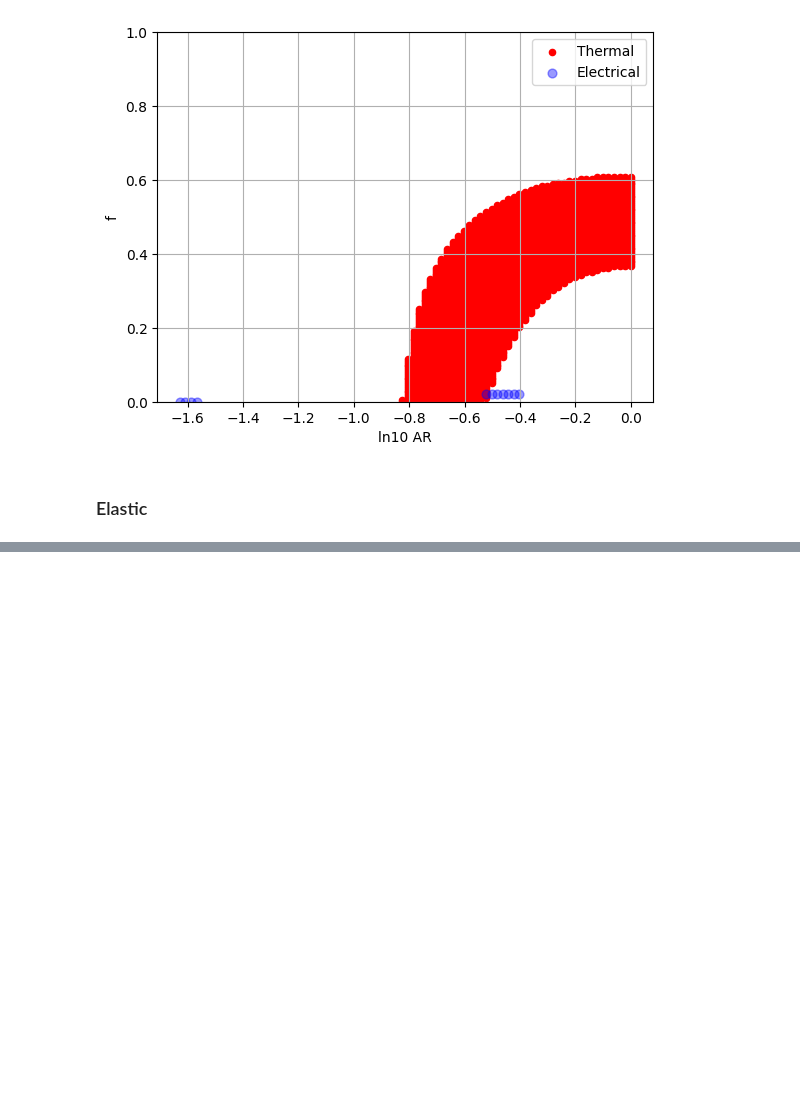
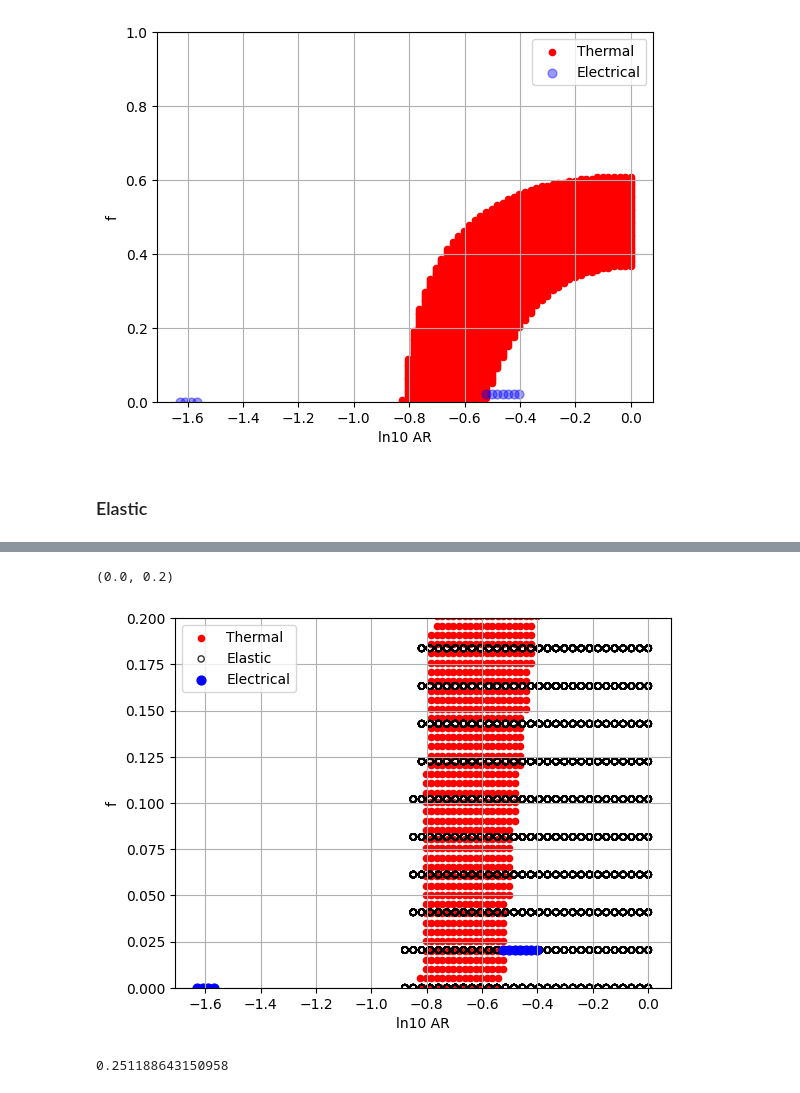
Before and after one commit to MariiaKalinina/Elasticity, a Jupyter notebook: Permeability_from_TC.ipynb, the cells around one changed output, grey strips where cells are left out. Saved outputs shown, nothing was run; the diff lists cells and outputs as text; code cells hidden in the pictures; blank space fills up the shorter version.

```diff
--- a/Permeability_from_TC.ipynb
+++ b/Permeability_from_TC.ipynb
@@ -2185,0 +2196,24 @@ merged_data
+# %%
+plt.scatter(np.log10(merged_data_tc["AR inclusion"]),  merged_data_tc["f"], color='red', s=20, label='Thermal')
+
+
+plt.scatter(np.log10(merged_data_elastic["AR inclusion"]),  merged_data_elastic["f_air"], alpha=0.8,
+            s=20, label='Elastic',
+            facecolors='none', edgecolors='black')
+
+plt.scatter(np.log10(merged_data["AR inclusion"]),  merged_data["f"], color='blue', s=40, label='Electrical')
+
+
+plt.xlabel('ln10 AR')
+plt.ylabel('f')
+plt.grid()
+plt.legend()
+
+# plt.ylim(0, 0.2)
+# %% [output]
+(0.0, 0.2)
+[figure, added]
+# %%
+10**-0.6
+# %% [output]
+0.251188643150958
```
Also changed, not shown: parts of 15 cells of this notebook.
